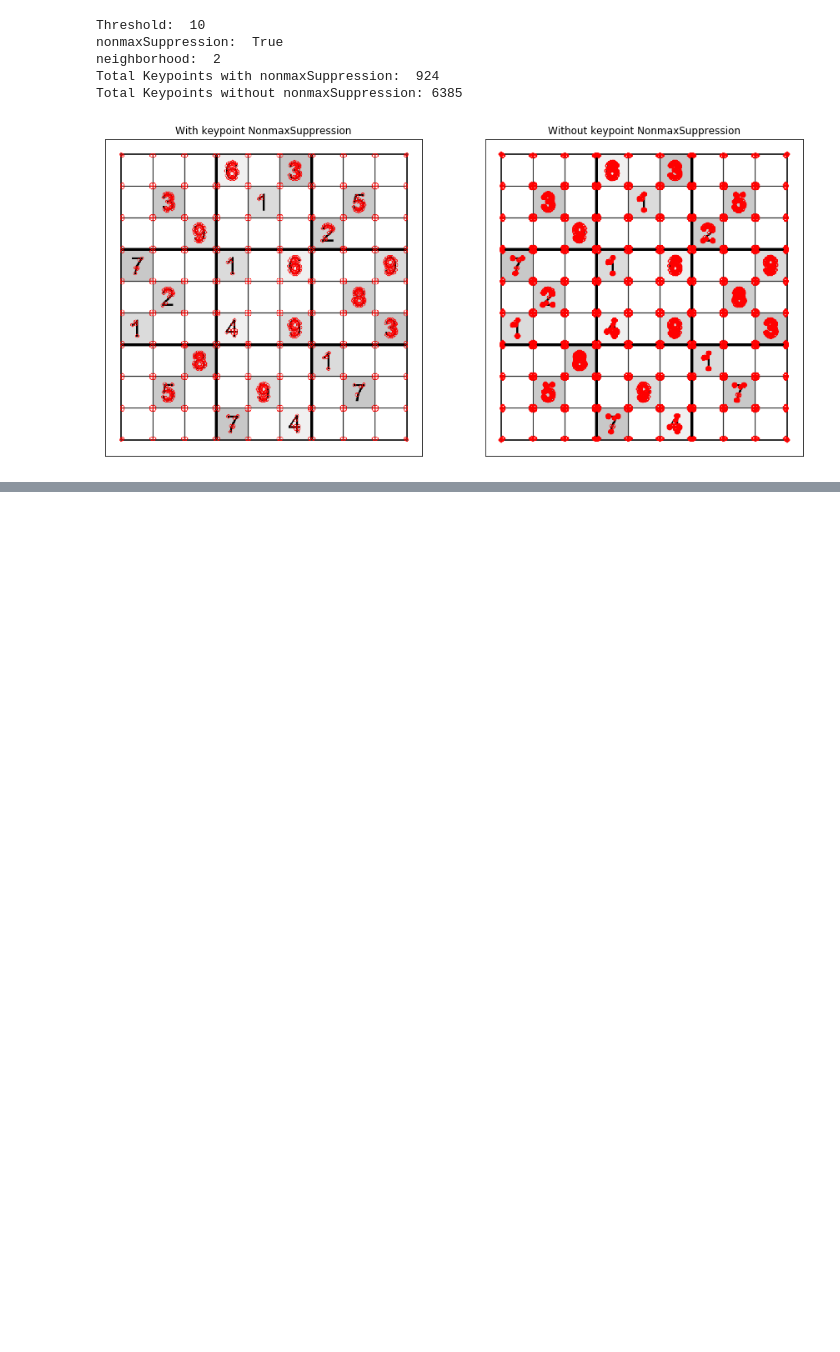
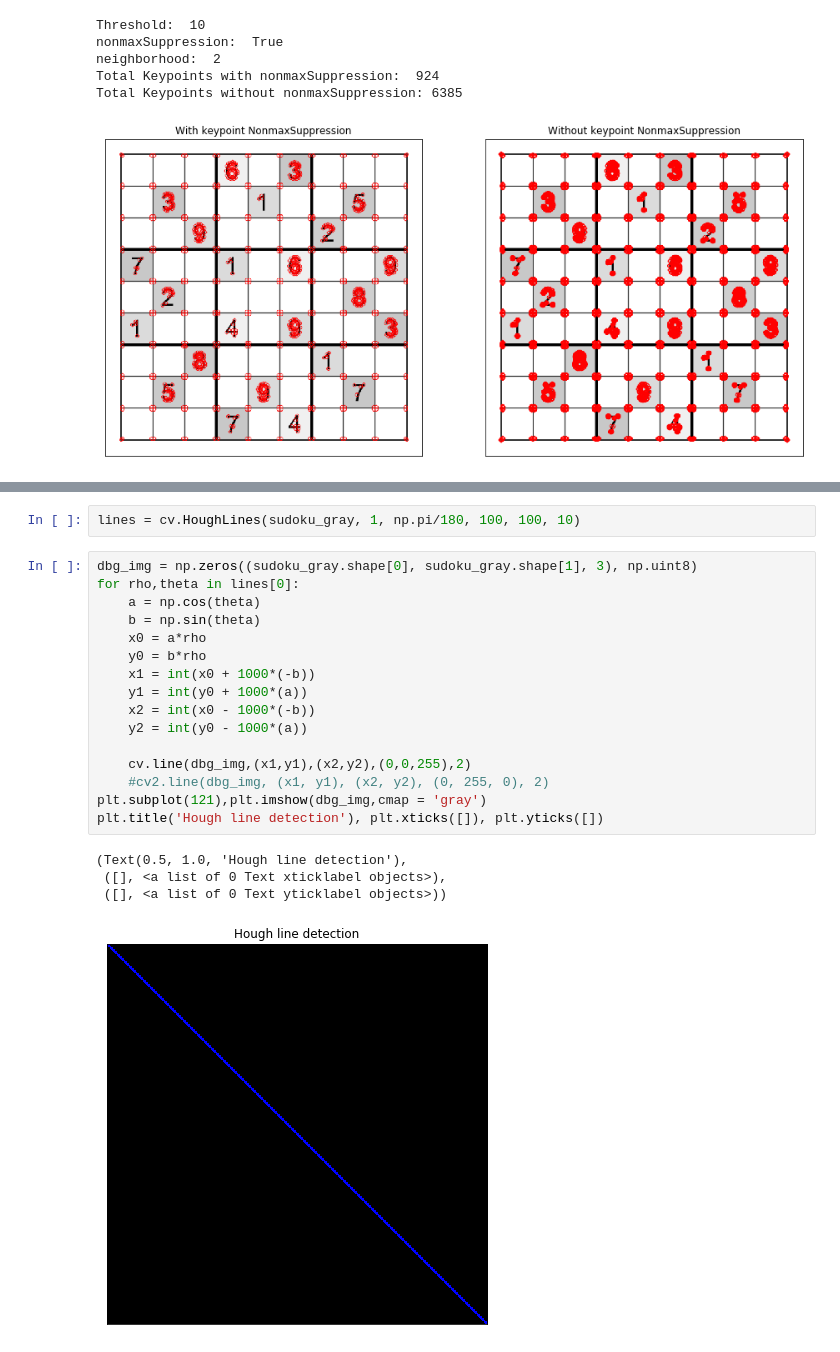
Before and after one commit to djlisashi/opencv-snippets, a Jupyter notebook: OpenCV code snippets.ipynb, the cells around one changed output, grey strips where cells are left out. Saved outputs shown, nothing was run; the diff lists cells and outputs as text; blank space fills up the shorter version.

Commit message:
feat: add Hough lines detection

```diff
--- a/OpenCV code snippets.ipynb
+++ b/OpenCV code snippets.ipynb
@@ -293,0 +297,23 @@ Total Keypoints without nonmaxSuppression: 6385
+# %%
+lines = cv.HoughLines(sudoku_gray, 1, np.pi/180, 100, 100, 10)
+# %%
+dbg_img = np.zeros((sudoku_gray.shape[0], sudoku_gray.shape[1], 3), np.uint8)
+for rho,theta in lines[0]:
+    a = np.cos(theta)
+    b = np.sin(theta)
+    x0 = a*rho
+    y0 = b*rho
+    x1 = int(x0 + 1000*(-b))
+    y1 = int(y0 + 1000*(a))
+    x2 = int(x0 - 1000*(-b))
+    y2 = int(y0 - 1000*(a))
+
+    cv.line(dbg_img,(x1,y1),(x2,y2),(0,0,255),2)
+    #cv2.line(dbg_img, (x1, y1), (x2, y2), (0, 255, 0), 2)
+plt.subplot(121),plt.imshow(dbg_img,cmap = 'gray')
+plt.title('Hough line detection'), plt.xticks([]), plt.yticks([])
+# %% [output]
+(Text(0.5, 1.0, 'Hough line detection'),
+ ([], <a list of 0 Text xticklabel objects>),
+ ([], <a list of 0 Text yticklabel objects>))
+[figure, added]
```
Also changed, not shown: parts of 2 cells of this notebook.
